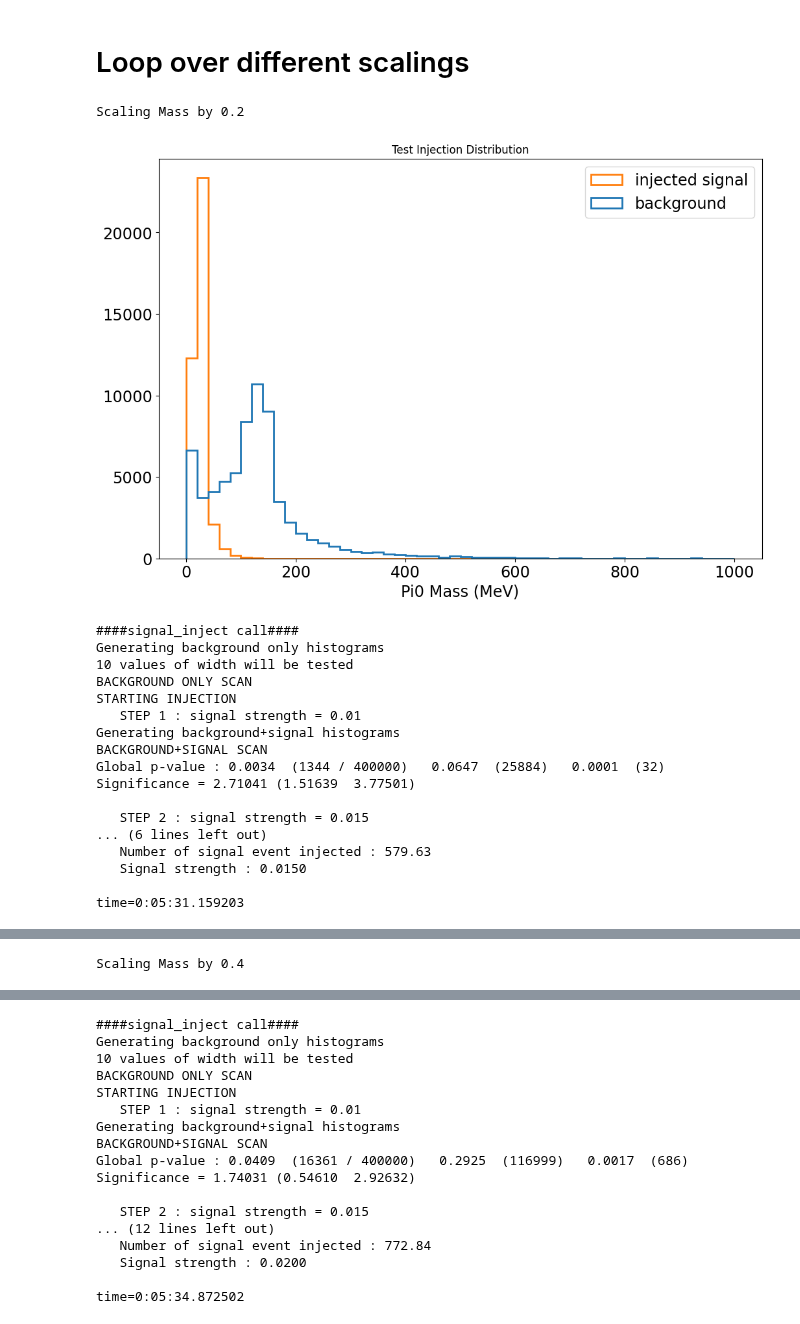
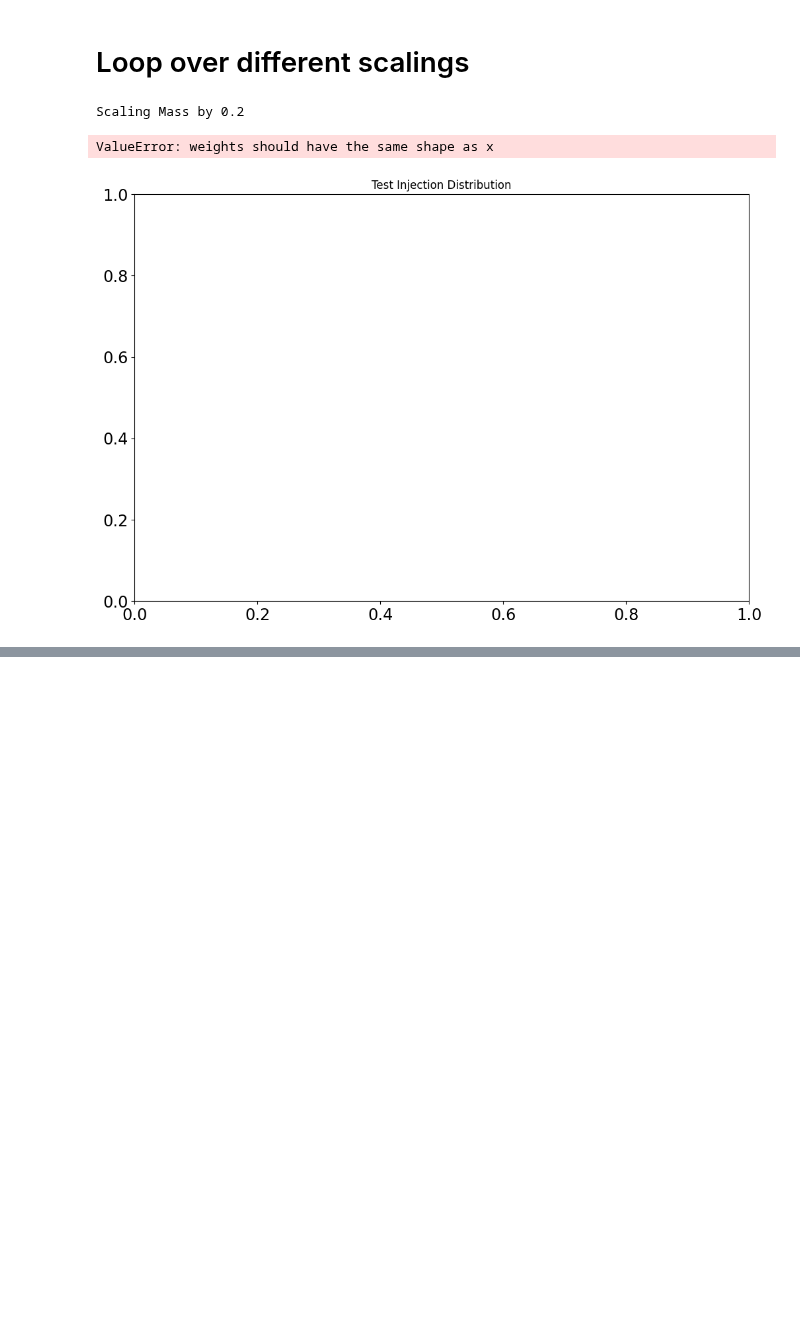
Before and after one commit to eyandel/bump, a Jupyter notebook: notebooks/sensitivity.ipynb, the cells around one changed output, grey strips where cells are left out. Cells and saved outputs as stored; diff of their text form; code cells hidden in the pictures; blank space fills up the shorter version.

Commit message:
start running with some 4b SURPRISE files

```diff
--- a/notebooks/sensitivity.ipynb
+++ b/notebooks/sensitivity.ipynb
@@ -287,7 +344,8 @@ sig_no, bkg, data = analysisfunction.GetVariableArrays(all_df, "kine_pio_mass","
 
 sig_scale = 1.5
 sig_raw, bkg_sig, data_sig = analysisfunction.GetVariableArrays(all_df_in_bdt_ncpi0, "kine_pio_mass","pi0_mass", [-3], "ncpi0_sideband")
-#w_sig_in, w_bkg_sig, w_data_sig = analysisfunction.GetVariableArrays(all_df_in_bdt_ncpi0, "weights", "w", [-3], "ncpi0_sideband")
+w = analysisfunction.CalculateWeights(all_df_in_bdt_ncpi0, run4dataPOT, run4ExtBnbPOT, pot_vars, run4 = True)
+w_sig_in, w_bkg_sig, w_data_sig = analysisfunction.GetVariableArrays(all_df_in_bdt_ncpi0, "weights", "w", [-3], "ncpi0_sideband")
 
 sig = [x * sig_scale for x in sig_raw]
 
@@ -317,13 +391,16 @@ data = File['data'].values()
 
 #Signal
 sig = File['sig'].values()
+# %%
+if blind_data:
+    data = np.zeros_like(data)
 # %%
 # Position of the bump in the data
 #Lth = 5.5
 
 # Range for the histogram
-rang = [0,700]
-binnum = 7
+rang = [0,1500]
+binnum = 50
 
 bkg.shape
 # %% [output]
@@ -508,8 +585,8 @@ else:
 # We have to set additionnal parameters specific to the signal injection.
 # All the parameters defined previously are kept.
 hunter.sigma_limit = 4.5
-hunter.str_min = 0.01 # if str_scale='log', the real starting value is 10**str_min
-hunter.str_step = 0.005
+hunter.str_min = 0.001 # if str_scale='log', the real starting value is 10**str_min
+hunter.str_step = 0.0005
 hunter.str_scale = 'lin' #'log'
 hunter.signal_exp = len(sig) #150 # Correspond the the real number of signal events generated when making the data
 hunter.npe_inject = 2000
@@ -607,7 +683,7 @@ for s in range(1, 10):
         range=rang,
         label=["background", "injected signal"],
         linewidth=2,
-        weights=[w_bkg, w_data],
+        weights=[w_bkg, w_sig_in],
     )
     plt.xlabel('Pi0 Mass (MeV)', size='xx-large')
     plt.legend(fontsize='xx-large')
@@ -641,48 +717,32 @@ for s in range(1, 10):
     plt.yscale('log')
     plt.show()
     F.savefig('/Users/eyandel/Documents/MicroBooNE/bump/plots/'+plot_folder+'/mc_only/BHstat_inject_'+str(sig_scale)+'.png', format='png',facecolor='white', transparent=False)
 
     # Plot the signal injected distribution
     F = plt.figure(figsize=(12,8))
     plt.title("4.5 Sigma Distribution (" + str(hunter.signal_min) + " injected events), " + str(sig_scale) + "* Pi0 Mass")
     # Since bkg and data are already arrays of bin contents, use bar plot to show them
     bin_edges = np.linspace(rang[0], rang[1], len(hunter.data_inject)+1)
     bin_centers = 0.5 * (bin_edges[:-1] + bin_edges[1:])
 
     plt.bar(bin_centers, hunter.data_inject, width=bin_edges[1]-bin_edges[0], align='center', alpha=0.5, label='bkg + injected signal', color='C4', edgecolor='C4')
     #plt.errorbar(bin_centers, sig, yerr=np.sqrt(sig), fmt='o', label='injected signal', color='C1')
     plt.hist(
             [bkg],
             bins=binnum,
             histtype="step",
             range=rang,
             label=["background"],
             linewidth=2,
             weights=[w_bkg],
         )
     plt.xlabel('Pi0 Mass (MeV)', size='xx-large')
     plt.legend(fontsize='xx-large')
     plt.xticks(fontsize='xx-large')
     plt.yticks(fontsize='xx-large')
     plt.show()
     F.savefig('/Users/eyandel/Documents/MicroBooNE/bump/plots/'+plot_folder+'/mc_only/signal_inject_'+str(sig_scale)+'.png', format='png',facecolor='white', transparent=False)
 # %% [output]
 Scaling Mass by 0.2
+ValueError: weights should have the same shape as x
-[figure, old version]
+[figure, new version]
-####signal_inject call####
-Generating background only histograms
-10 values of width will be tested
-BACKGROUND ONLY SCAN
-STARTING INJECTION
-   STEP 1 : signal strength = 0.01
-Generating background+signal histograms
-BACKGROUND+SIGNAL SCAN
-Global p-value : 0.0034  (1344 / 400000)   0.0647  (25884)   0.0001  (32)
-Significance = 2.71041 (1.51639  3.77501)
-
-   STEP 2 : signal strength = 0.015
-... (6 lines left out)
-   Number of signal event injected : 579.63
-   Signal strength : 0.0150
-
-time=0:05:31.159203
@@ -691 +748,0 @@ time=0:05:31.159203
-Scaling Mass by 0.4
@@ -693,17 +748,0 @@ Scaling Mass by 0.4
-####signal_inject call####
-Generating background only histograms
-10 values of width will be tested
-BACKGROUND ONLY SCAN
-STARTING INJECTION
-   STEP 1 : signal strength = 0.01
-Generating background+signal histograms
-BACKGROUND+SIGNAL SCAN
-Global p-value : 0.0409  (16361 / 400000)   0.2925  (116999)   0.0017  (686)
-Significance = 1.74031 (0.54610  2.92632)
-
-   STEP 2 : signal strength = 0.015
-... (12 lines left out)
-   Number of signal event injected : 772.84
-   Signal strength : 0.0200
-
-time=0:05:34.872502
```
Also changed, not shown: parts of 29 cells of this notebook, 1 other file.
